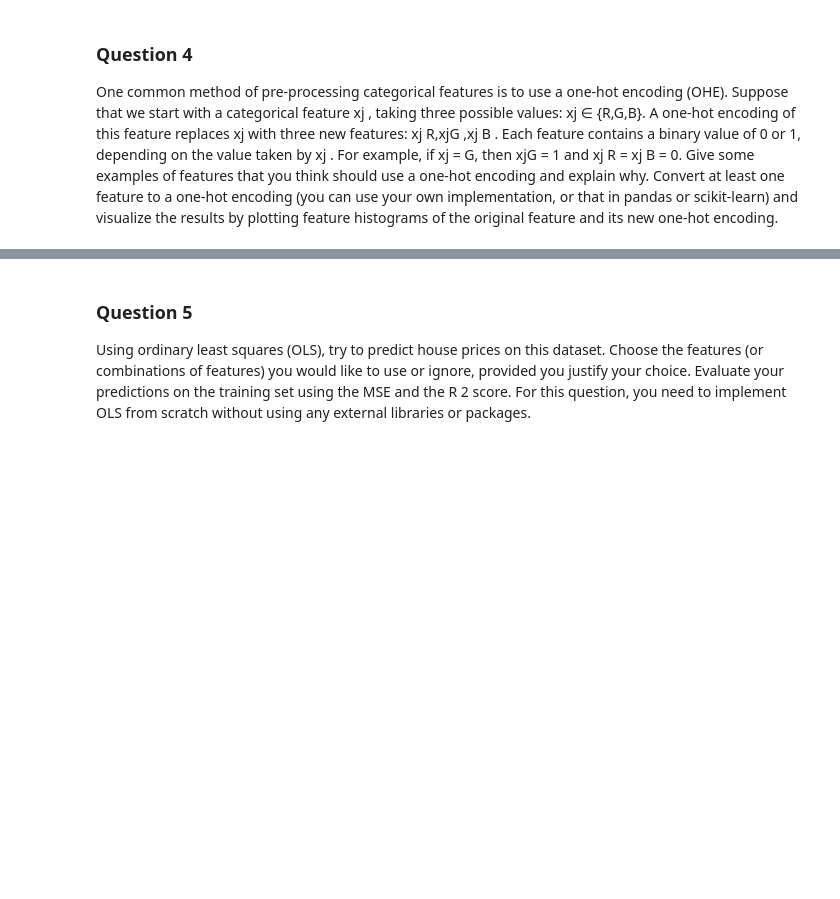
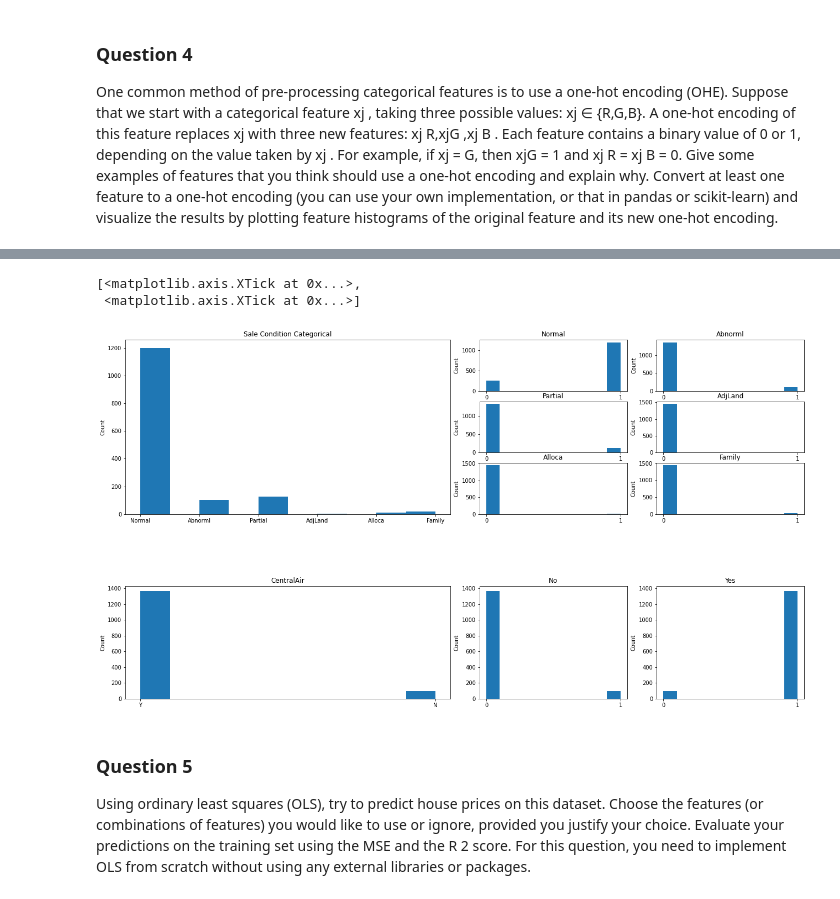
Before and after one commit to Fabio752/AML-coursework, a Jupyter notebook: h1/h1-part1.ipynb, the cells around one changed output, grey strips where cells are left out. Drawn from its saved outputs; the diff is of its cells as text; code cells hidden in the pictures; blank space fills up the shorter version.

```diff
--- a/h1/h1-part1.ipynb
+++ b/h1/h1-part1.ipynb
@@ -131,0 +75,12 @@ df_test = df.iloc[len_train:, :]
+# %%
+na_cols = ["BsmtQual", "BsmtCond", "BsmtExposure", "BsmtFinType1", "GarageType", \
+           "GarageFinish", "GarageQual", "GarageCond", "PoolQC", "Fence", "MiscFeature",  \
+           "ExterQual", "ExterCond", "HeatingQC", "KitchenQual", "FireplaceQu"]
+
+
+for col in na_cols:
+    df[col].fillna("NA", inplace = True)
+
+df["MasVnrType"].fillna("None", inplace = True) # has 8 NaN and a defined "None" Category, cleanup.
+
+df = df.interpolate("nearest")
@@ -145,3 +169,41 @@ feature and its new one-hot encoding.
+# %%
+# SaleCondition
+fig = plt.figure(figsize = (22, 14))
+
+gs = fig.add_gridspec(7,4)
+ax = fig.add_subplot(gs[0:3, 0:2])
+ax.hist(sale_cond)
+custom_plot(ax, xlab = "", ylab = "Count", title = "Sale Condition Categorical")
+
+i = 0
+j = 2
+for cat in sale_cond.unique():
+    ax = fig.add_subplot(gs[i, j])
+    ax.hist(df_train["SaleCondition_" + cat])
+    custom_plot(ax, xlab = "", ylab = "Count", title = cat)
+    ax.set_xticks([0, 1])
+    j += 1
+    if j == 4:
+        j = 2
+        i += 1
+
+ax = fig.add_subplot(gs[4:6, 0:2])
+ax.hist(central_air)
+custom_plot(ax, xlab = "", ylab = "Count", title = "CentralAir")
+
+ax = fig.add_subplot(gs[4:6, 2])
+ax.hist(df_train["CentralAir_N"])
+custom_plot(ax, xlab = "", ylab = "Count", title = "No")
+ax.set_xticks([0, 1])
+
+ax = fig.add_subplot(gs[4:6, 3])
+ax.hist(df_train["CentralAir_Y"])
+custom_plot(ax, xlab = "", ylab = "Count", title = "Yes")
+ax.set_xticks([0, 1])
+# %% [output]
+[<matplotlib.axis.XTick at 0x...>,
+ <matplotlib.axis.XTick at 0x...>]
+[figure, added]
 # %% [markdown]
 ### Question 5
 Using ordinary least squares (OLS), try to predict house prices on this dataset. Choose the features
```
Also changed, not shown: parts of 39 cells of this notebook, 14 other files.
